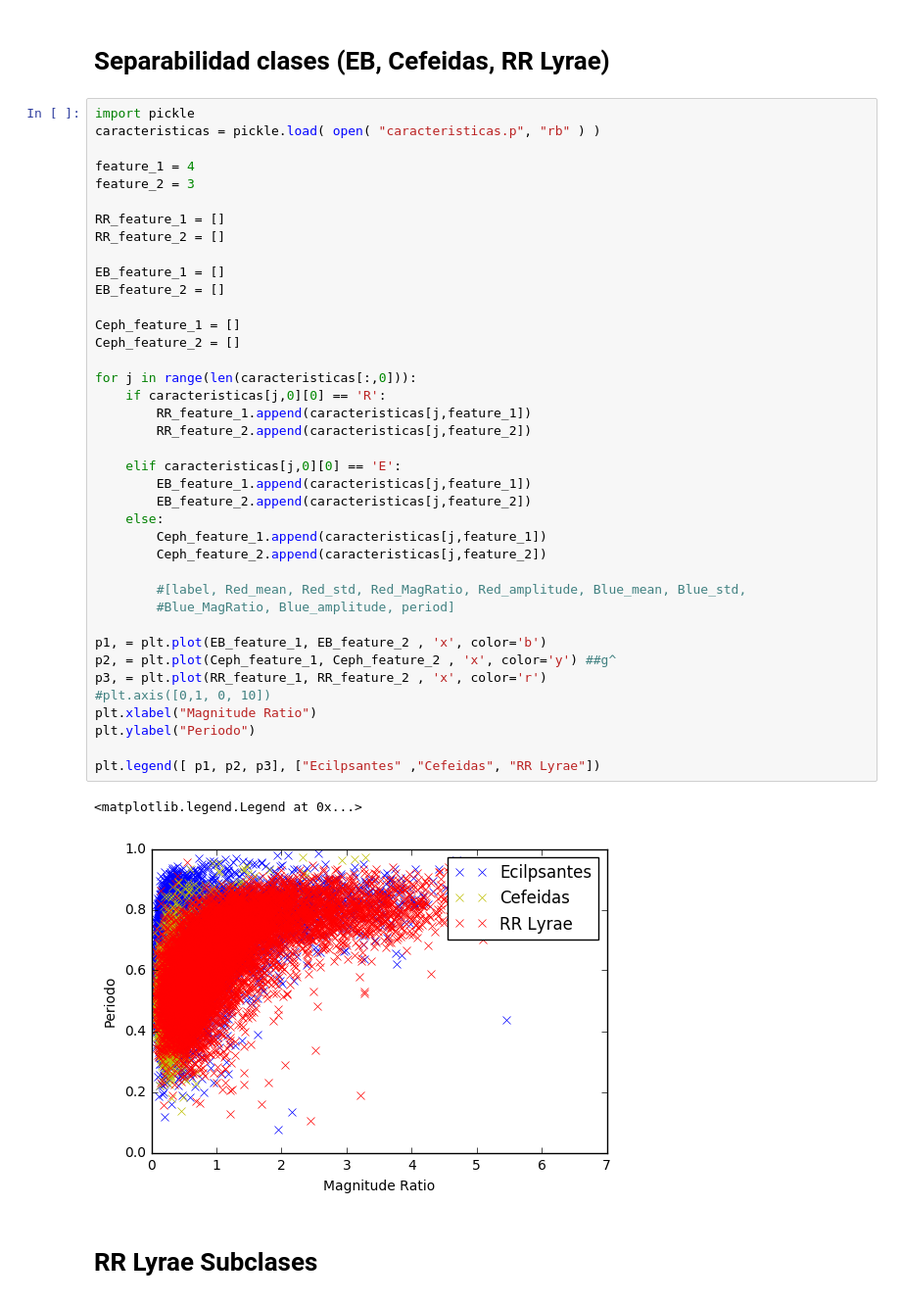
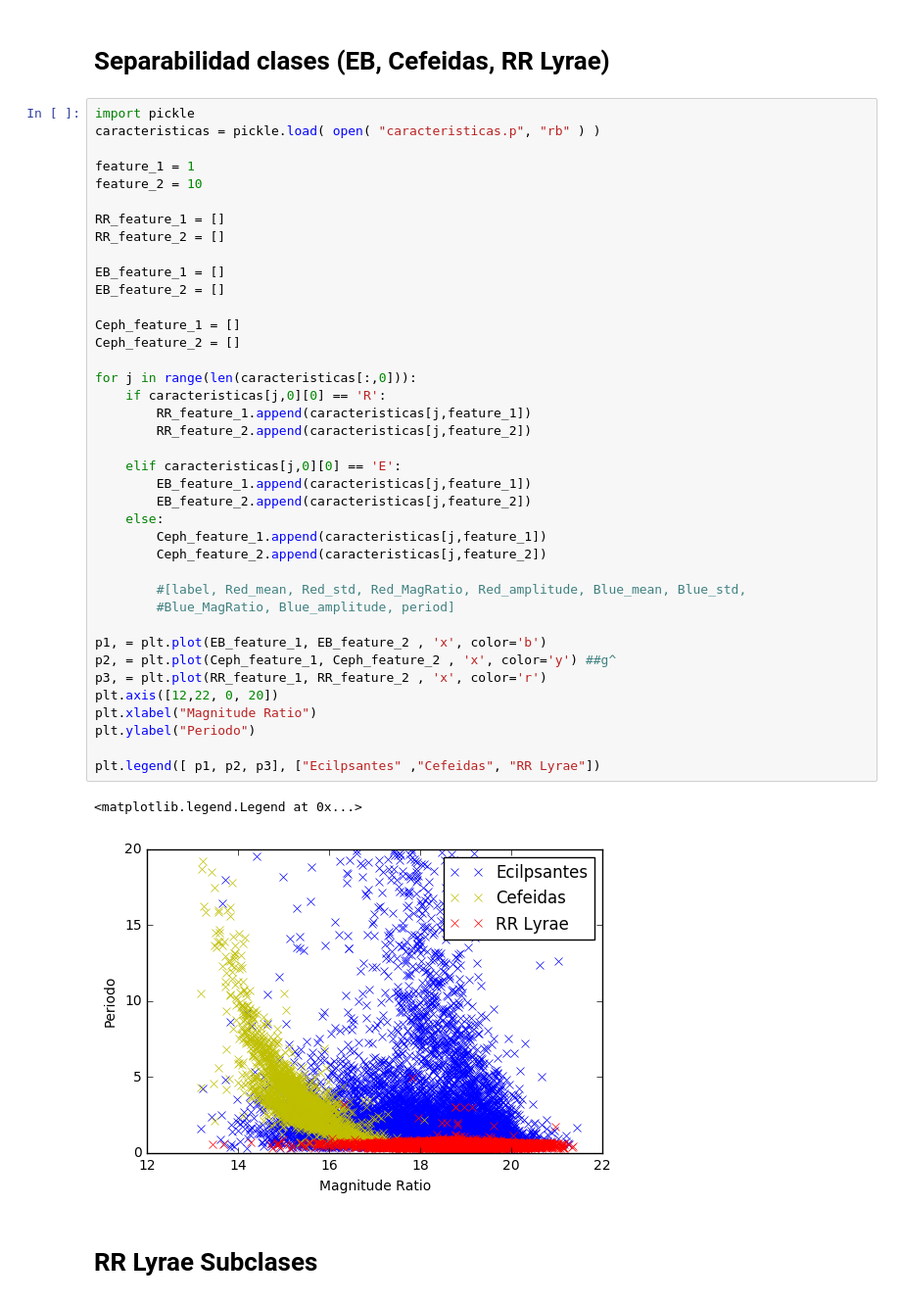
Before and after one commit to nicolasencina/Inteligencia_Proyecto, a Jupyter notebook: Preprocesamiento.ipynb, the cells around one changed output. Shown: that part at 98% size. Drawn from its saved outputs; the diff is of its cells as text.

```diff
--- a/Preprocesamiento.ipynb
+++ b/Preprocesamiento.ipynb
@@ -213,8 +213,8 @@ Estrellas no encontradas en el cross-match:
 import pickle
 caracteristicas = pickle.load( open( "caracteristicas.p", "rb" ) )
 
-feature_1 = 4
-feature_2 = 3
+feature_1 = 1
+feature_2 = 10
 
 RR_feature_1 = []
 RR_feature_2 = []
@@ -222,35 +222,35 @@ RR_feature_2 = []
 EB_feature_1 = []
 EB_feature_2 = []
 
 Ceph_feature_1 = []
 Ceph_feature_2 = []
 
 for j in range(len(caracteristicas[:,0])):
     if caracteristicas[j,0][0] == 'R':
         RR_feature_1.append(caracteristicas[j,feature_1])
         RR_feature_2.append(caracteristicas[j,feature_2])
 
     elif caracteristicas[j,0][0] == 'E':
         EB_feature_1.append(caracteristicas[j,feature_1])
         EB_feature_2.append(caracteristicas[j,feature_2])
     else:
         Ceph_feature_1.append(caracteristicas[j,feature_1])
         Ceph_feature_2.append(caracteristicas[j,feature_2])
 
         #[label, Red_mean, Red_std, Red_MagRatio, Red_amplitude, Blue_mean, Blue_std,
         #Blue_MagRatio, Blue_amplitude, period]
 
 p1, = plt.plot(EB_feature_1, EB_feature_2 , 'x', color='b')
 p2, = plt.plot(Ceph_feature_1, Ceph_feature_2 , 'x', color='y') ##g^
 p3, = plt.plot(RR_feature_1, RR_feature_2 , 'x', color='r')
-#plt.axis([0,1, 0, 10])
+plt.axis([12,22, 0, 20])
 plt.xlabel("Magnitude Ratio")
 plt.ylabel("Periodo")
 
 plt.legend([ p1, p2, p3], ["Ecilpsantes" ,"Cefeidas", "RR Lyrae"])
 # %% [output]
 <matplotlib.legend.Legend at 0x...>
-[figure, old version]
+[figure, new version]
 # %% [markdown]
 # RR Lyrae Subclases
 # %%
```
Also changed, not shown: parts of 5 cells of this notebook.
